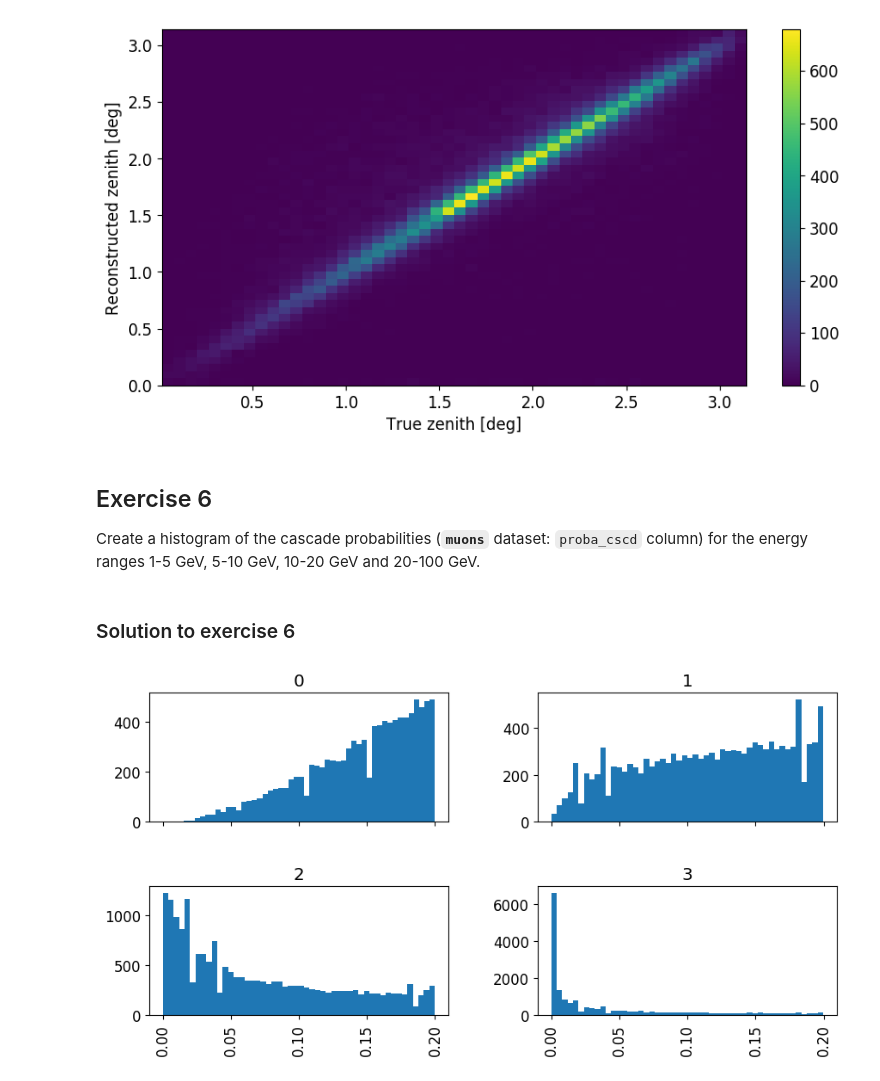
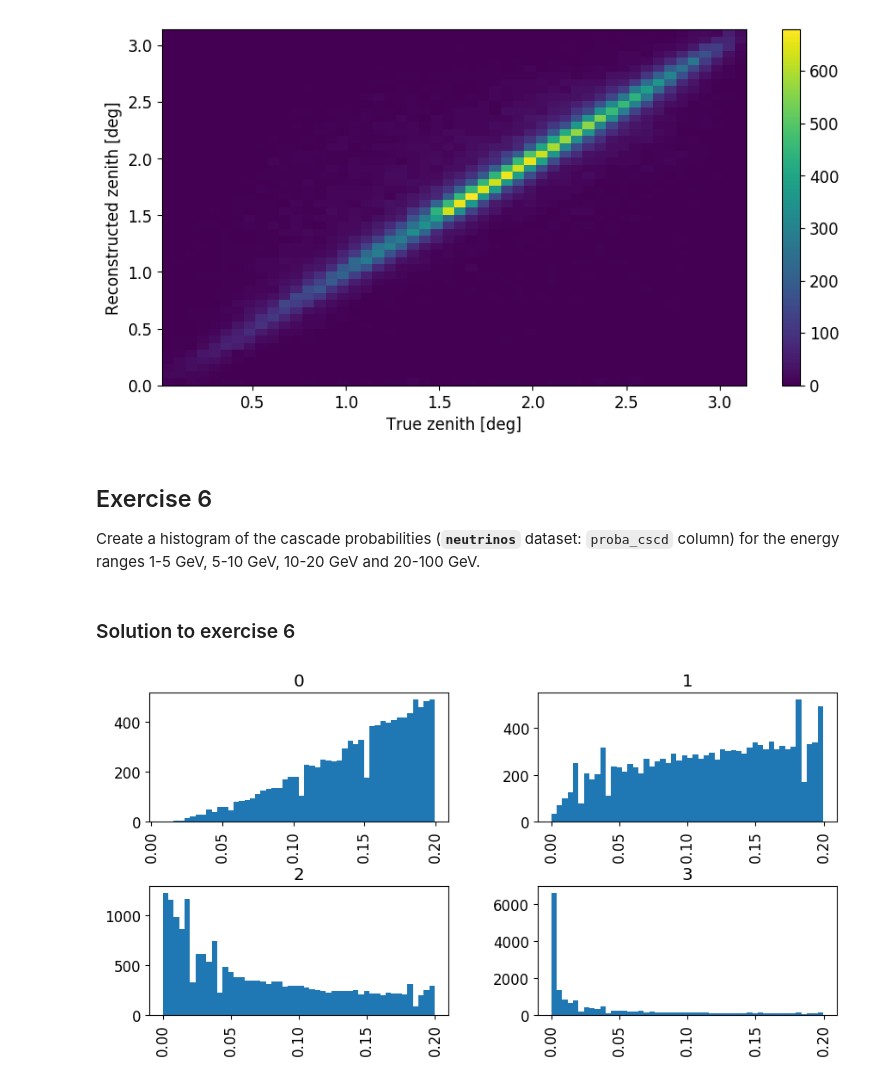
Before and after one commit to Asterics2020-Obelics/School2017, a Jupyter notebook: pandas/2. Reading and Visualising Data.ipynb, the cells around one changed output. Saved outputs shown, nothing was run; the diff lists cells and outputs as text; code cells hidden in the pictures.

Commit message:
Rename dataset

```diff
--- a/pandas/2. Reading and Visualising Data.ipynb
+++ b/pandas/2. Reading and Visualising Data.ipynb
@@ -56,12 +56,12 @@ SyntaxError: invalid syntax (<string>, line 1)
 # %% [markdown]
 ### Solution to exercise 1
 # %%
-muons = pd.read_csv('data/mc_muons.csv',
-                    skiprows=5,
-                    comment='$',
-                    sep=':',
-                    decimal=',',
-                    index_col=0,
-                    skipfooter=1,
-                    engine='python')
+neutrinos = pd.read_csv('data/neutrinos.csv',
+                        skiprows=5,
+                        comment='$',
+                        sep=':',
+                        decimal=',',
+                        index_col=0,
+                        skipfooter=1,
+                        engine='python')
 # %%
@@ -165,12 +165,12 @@ plt.colorbar();
 # %% [markdown]
 ## Exercise 6
 
-Create a histogram of the cascade probabilities (__`muons`__ dataset: `proba_cscd` column) for the energy ranges 1-5 GeV, 5-10 GeV, 10-20 GeV and 20-100 GeV.
+Create a histogram of the cascade probabilities (__`neutrinos`__ dataset: `proba_cscd` column) for the energy ranges 1-5 GeV, 5-10 GeV, 10-20 GeV and 20-100 GeV.
 # %% [markdown]
 ### Solution to exercise 6
 # %%
 ebins = [1, 5, 10, 20, 100]
-muons['ebin'] = pd.cut(muons.energy, ebins, labels=False)
-muons.hist('proba_cscd', by='ebin', bins=50, sharex=True);
+neutrinos['ebin'] = pd.cut(neutrinos.energy, ebins, labels=False)
+neutrinos.hist('proba_cscd', by='ebin', bins=50);
 # %% [output]
-[figure, old version]
+[figure, new version]
```
Also changed, not shown: parts of 7 cells of this notebook, 1 other file.
